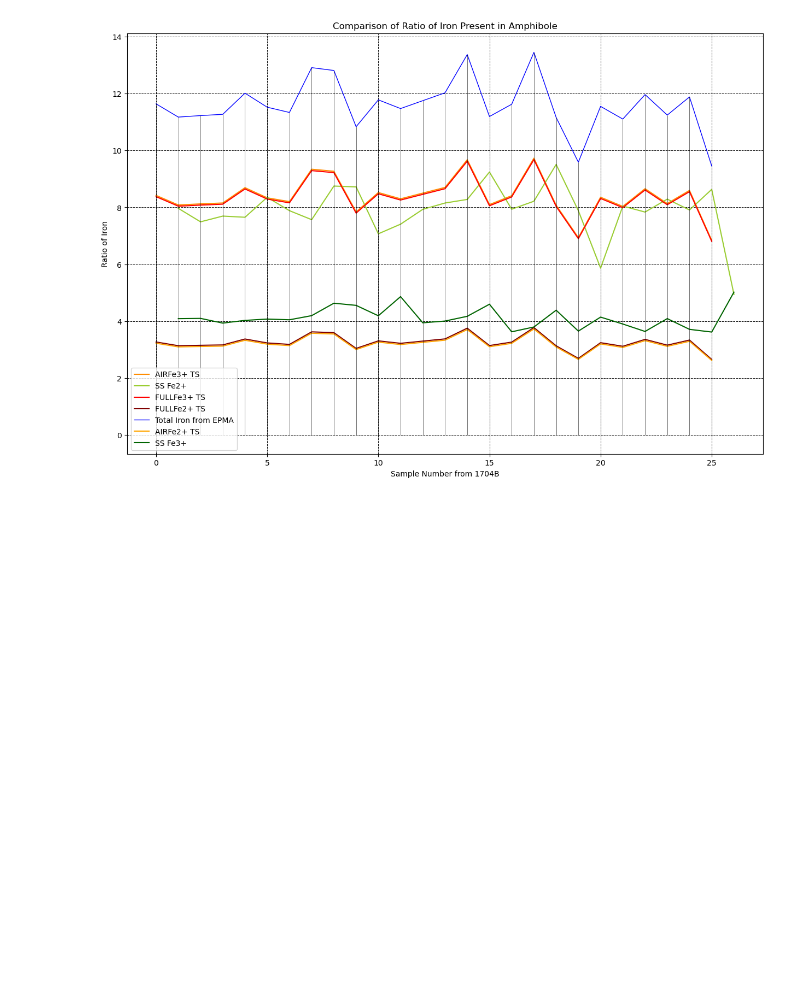
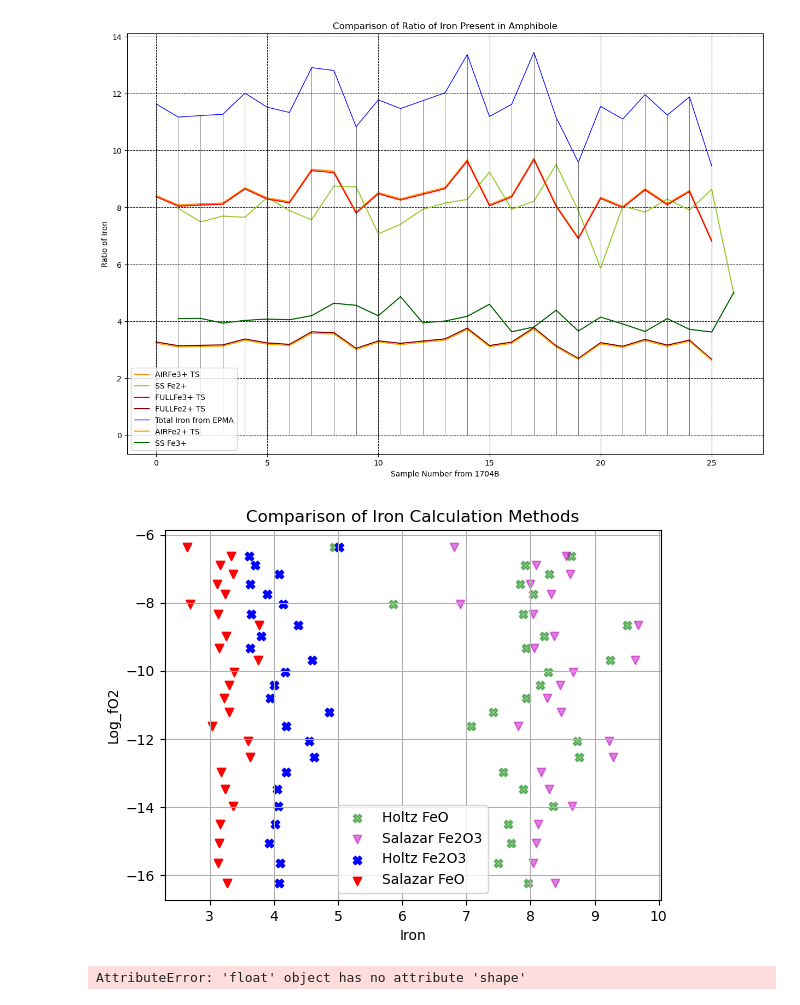
Before and after one commit to s-tomas/Petrology, a Jupyter notebook: Kamchatka/EPMA S.2 Analyses/1704/fO2_1704B.ipynb, the cells around one changed output. Cells and saved outputs as stored; diff of their text form; code cells hidden in the pictures; blank space fills up the shorter version.

```diff
--- a/Kamchatka/EPMA S.2 Analyses/1704/fO2_1704B.ipynb
+++ b/Kamchatka/EPMA S.2 Analyses/1704/fO2_1704B.ipynb
@@ -117,7 +117,7 @@ IronRatio = np.exp(ln_IronRatio)
 K_Iron = np.linspace(0.86,2.33,26)
 
 #Goltz K value range table 3, equation p.2089
-Amph_IronRatio = K_Iron * IronRatio
+Amph_IronRatio = (K_Iron * IronRatio)
 plt.plot(Amph_IronRatio, Log_fO2, marker = 'o')
 plt.xlabel("Amph Iron Ratio")
 plt.ylabel("logfO2")
@@ -306,3 +306,44 @@ plt.grid(c = 'black', ls = '--', linewidth = 0.7)
 plt.show()
 # %% [output]
 [figure]
+# %%
+
+plt.scatter(datafeocalc, Log_fO2,c='g', marker='X', alpha=0.5, label = 'Holtz FeO')
+plt.scatter(numerator_parts, Log_fO2, c='m', marker='v', alpha=0.5, label = 'Salazar Fe2O3')
+
+plt.scatter(datafe2O3calc, Log_fO2, c = 'b', marker = 'X', label = 'Holtz Fe2O3')
+plt.scatter(denominator_parts, Log_fO2, c = 'r', marker = 'v', label = 'Salazar FeO')
+
+plt.xlabel('Iron')
+plt.ylabel('Log_fO2')
+plt.legend()
+plt.grid(True)
+plt.title('Comparison of Iron Calculation Methods')
+plt.show()
+# %% [output]
+[figure, added]
+# %%
+from scipy import stats
+
+xslope, xintercept, xr, xp, xstd_err = stats.linregress(datafe2O3calc, numerator_parts)
+yslope, yintercept, yr, yp, ystd_err = stats.linregress(datafeocalc, denominator_parts)
+
+
+def xbfl(datafe2O3calc):
+    return xslope * datafe2O3calc + xintercept
+
+def ybfl(datafeocalc):
+    return yslope * datafeocalc + yintercept
+
+xmodel = list(map(xbfl, datafe2O3calc))
+ymodel = list(map(ybfl, datafeocalc))
+
+plt.plot(datafe2O3calc, xmodel, ls = ':')
+plt.plot(datafeocalc, ymodel, ls = '--')
+
+plt.scatter(datafe2O3calc, numerator_parts, c = 'g', marker = 'X', alpha = 0.5)
+plt.scatter(datafeocalc, denominator_parts, c = 'm', marker = 'v', alpha = 0.5)
+
+plt.show()
+# %% [output]
+AttributeError: 'float' object has no attribute 'shape'
```
Also changed, not shown: 2 other files.
